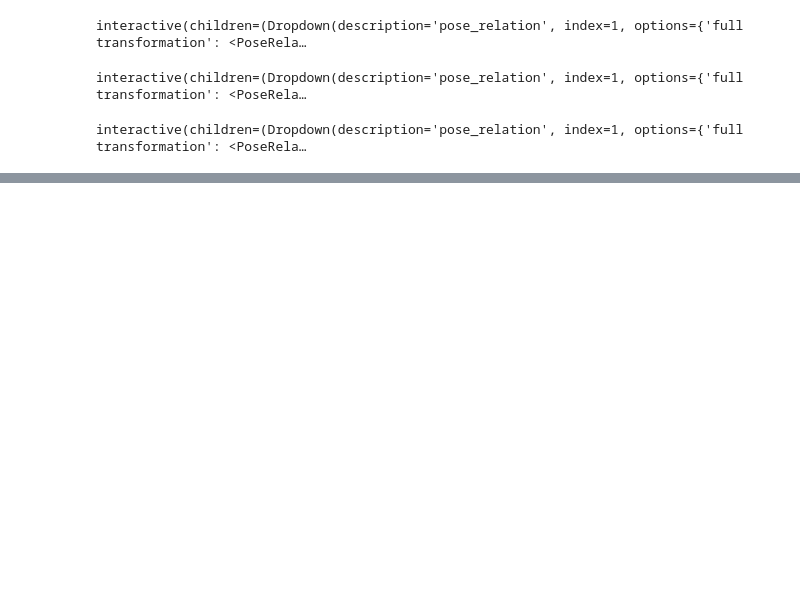
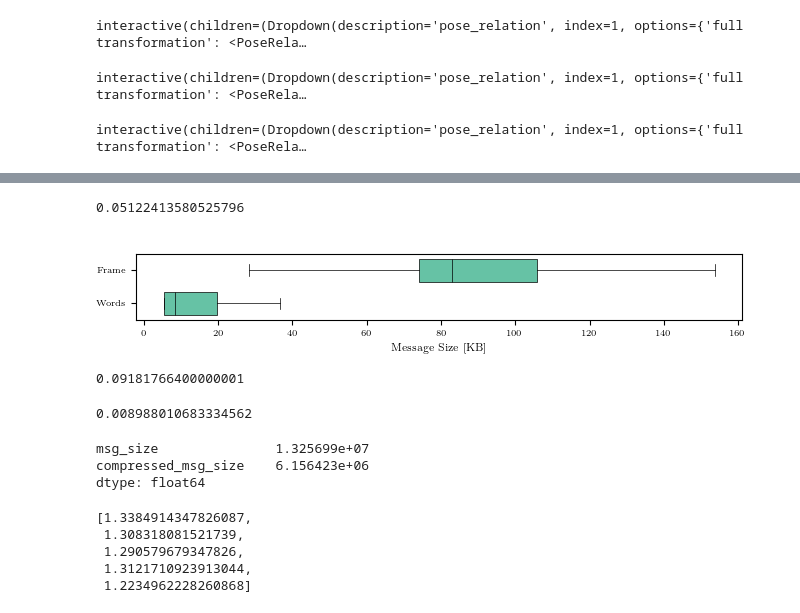
Before and after one commit to proroklab/DVM-SLAM, a Jupyter notebook: src/evaluation/evaluation.ipynb, the cells around one changed output, grey strips where cells are left out. Cells and saved outputs as stored; diff of their text form; code cells hidden in the pictures; blank space fills up the shorter version.

```diff
--- a/src/evaluation/evaluation.ipynb
+++ b/src/evaluation/evaluation.ipynb
@@ -329,0 +716,20 @@ Saved geometry_msgs/PoseStamped topic: /robot3/ground_truth_pose
+# %%
+from evo.core.trajectory import PosePath3DElement
+
+filter_func: PosePath3DElement = lambda element: element["coord_frame"] == "robot1/origin"
+
+# Filter to only the time range where trajectories are merged
+for bag_name in bag_names:
+    for agent_id in agent_ids:
+        bags_traj_ests[bag_name][agent_id].filter(filter_func)
+# %%
+from evo.core import sync
+from evo.core.trajectory import align_multiple
+
+max_diff = 0.05
+
+for bag_name in bag_names:
+    for agent_id in agent_ids:
+        bags_traj_refs[bag_name][agent_id], bags_traj_ests[bag_name][agent_id] = sync.associate_trajectories(bags_traj_refs[bag_name][agent_id], bags_traj_ests[bag_name][agent_id], max_diff)
+
+    align_multiple(list(bags_traj_ests[bag_name].values()), list(bags_traj_refs[bag_name].values()), correct_scale=True)
@@ -329,0 +783,4 @@ Saved geometry_msgs/PoseStamped topic: /robot3/ground_truth_pose
+# %%
+np.median(agent1_RMSEs)
+# %% [output]
+0.05122413580525796
@@ -329,0 +824,37 @@ Saved geometry_msgs/PoseStamped topic: /robot3/ground_truth_pose
+# %%
+bow_msg_sizes = bags_bw_df[bags_bw_df["topic"].str.contains("new_key_frame_bows")]["compressed_msg_size"] / 1e3 /5
+kf_msg_sizes = bags_bw_df[bags_bw_df["topic"].str.contains("new_key_frames")]["compressed_msg_size"] / 1e3 /5
+# %%
+# plot horisontal violin chart with error bars for 2 standard deviations for bow and kf msg size
+fig, ax = plt.subplots(1, 1, figsize=[6.7, 1.2])
+plt.tight_layout()
+
+bow_mean = bow_msg_sizes.mean()
+kf_mean = kf_msg_sizes.mean()
+
+bow_std = bow_msg_sizes.std()
+kf_std = kf_msg_sizes.std()
+
+#  box chart
+ax.boxplot([bow_msg_sizes, kf_msg_sizes], positions=[0, 1], widths=.7, patch_artist=True, showfliers=False, medianprops=dict(color='black', linewidth=.5), vert=False, boxprops=dict(facecolor=color_palette[0], color='black', linewidth=.5), whiskerprops=dict(color='black', linewidth=.5), capprops=dict(color='black', linewidth=.5))
+ax.set_yticks([0, 1])
+ax.set_yticklabels(["Bag of Words", "Key Frame"])
+ax.set_xlabel("Message Size [KB]")
+
+fig.savefig(f'figures_output/{bag_name.split("/")[-1]}_kf_vs_bow_msg_size.pdf', bbox_inches='tight', dpi=300, pad_inches=0.01)
+# %% [output]
+[figure, added]
+# %%
+bow_msg_sizes.mean()
+# %% [output]
+0.09181766400000001
+# %%
+kf_sem
+# %% [output]
+0.008988010683334562
+# %%
+bags_bw_df[bags_bw_df["topic"].str.contains("get_current_map") | bags_bw_df["topic"].str.contains("map_to_attempt_merge")].mean(numeric_only=True)
+# %% [output]
+msg_size               1.325699e+07
+compressed_msg_size    6.156423e+06
+dtype: float64
@@ -329,0 +867,8 @@ Saved geometry_msgs/PoseStamped topic: /robot3/ground_truth_pose
+# %%
+bags_bandwidth
+# %% [output]
+[1.3384914347826087,
+ 1.308318081521739,
+ 1.290579679347826,
+ 1.3121710923913044,
+ 1.2234962228260868]
```
Also changed, not shown: parts of 28 cells of this notebook.
